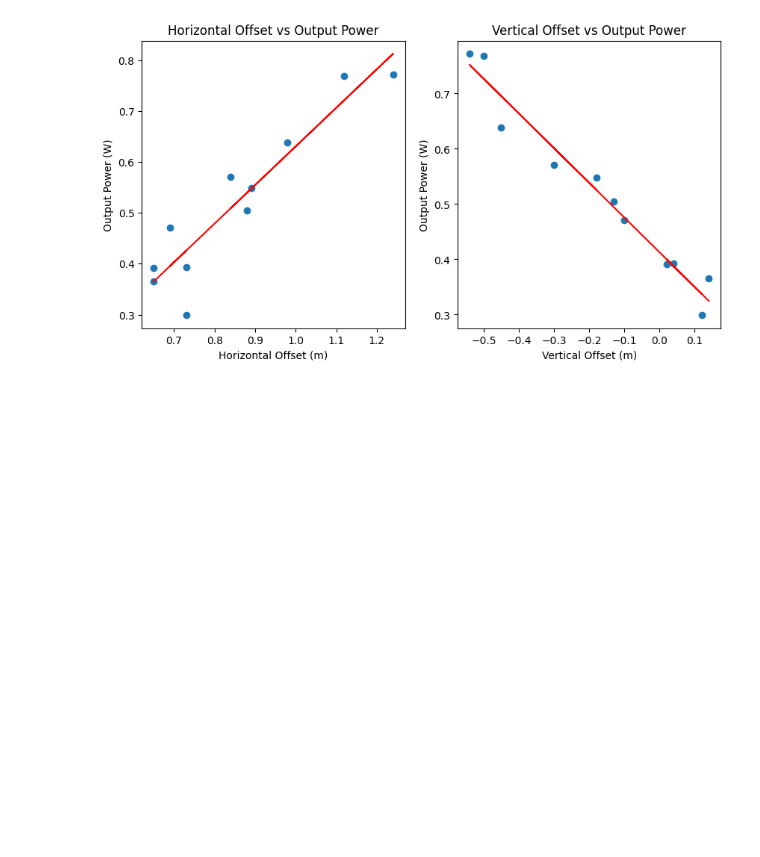
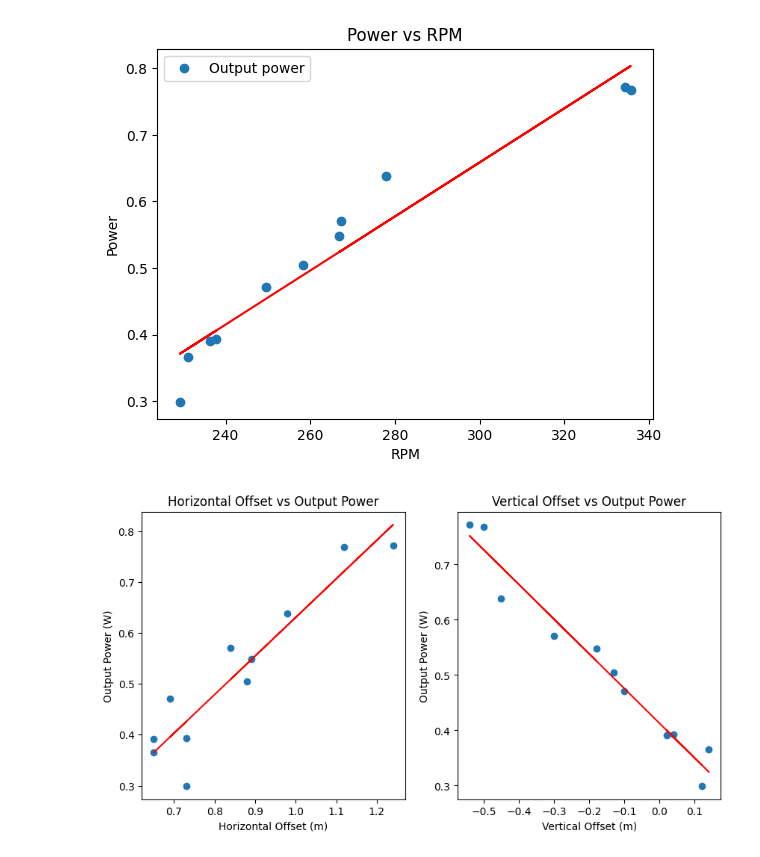
Before and after one commit to pilipb/DP4-code, a Jupyter notebook: testData.ipynb, the cells around one changed output. Cells and saved outputs as stored; diff of their text form; code cells hidden in the pictures; blank space fills up the shorter version.

```diff
--- a/testData.ipynb
+++ b/testData.ipynb
@@ -13,2 +31,19 @@ df.head()
+# %%
+# plot the Power vs RPM
+import matplotlib.pyplot as plt
+
+df.plot(x='Generator rotational speed', y='Output power', style='o')
+plt.title('Power vs RPM')
+plt.xlabel('RPM')
+plt.ylabel('Power')
+
+# linear regression
+import numpy as np
+y = np.polyfit(df['Generator rotational speed'], df['Output power'], 1)
+p = np.poly1d(y)
+plt.plot(df['Generator rotational speed'], p(df['Generator rotational speed']), 'r-')
+plt.show()
+# %% [output]
+[figure, added]
 # %%
 # plot the data - plot output power against horizontal and vertical offset
```
Also changed, not shown: parts of 4 cells of this notebook, 1 other file.
